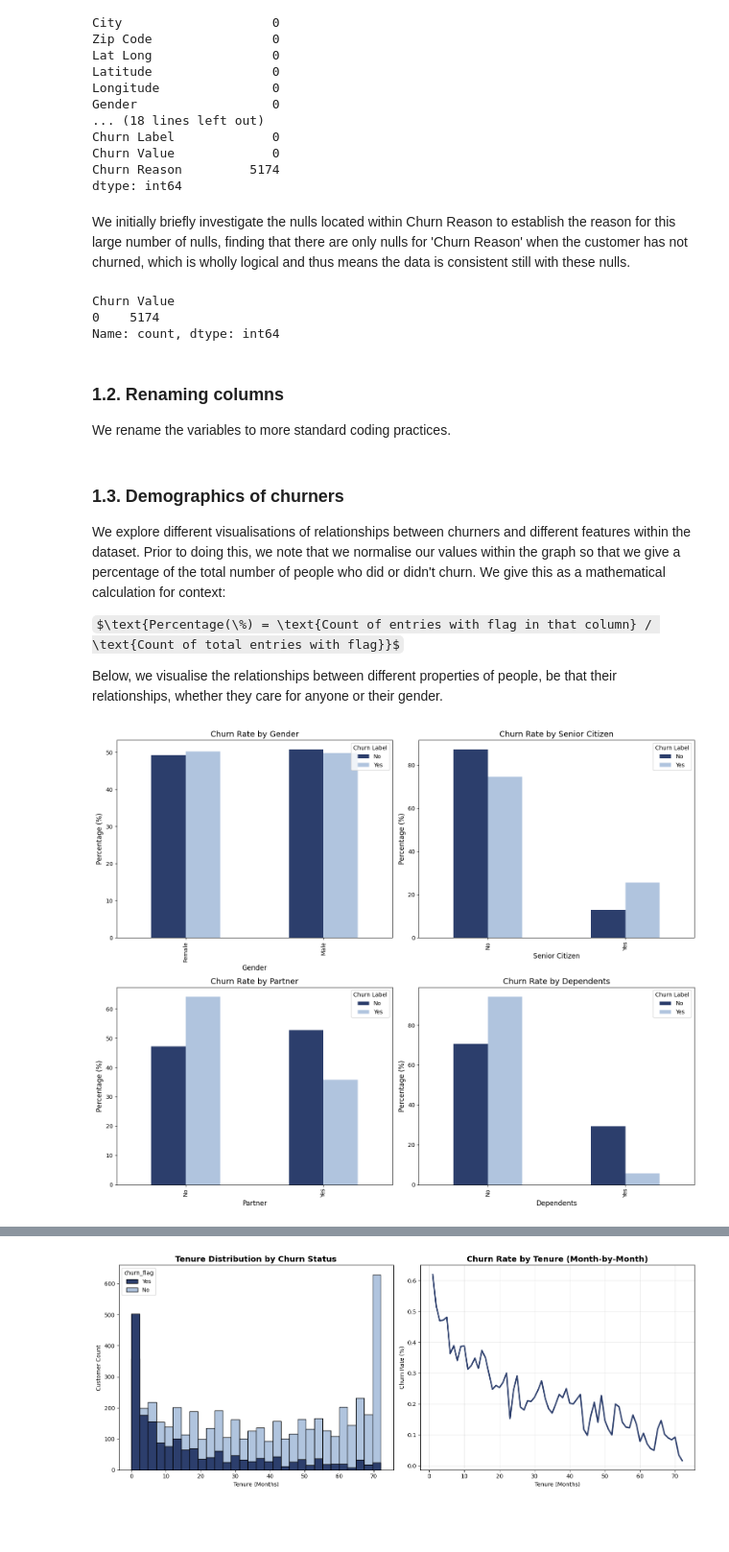
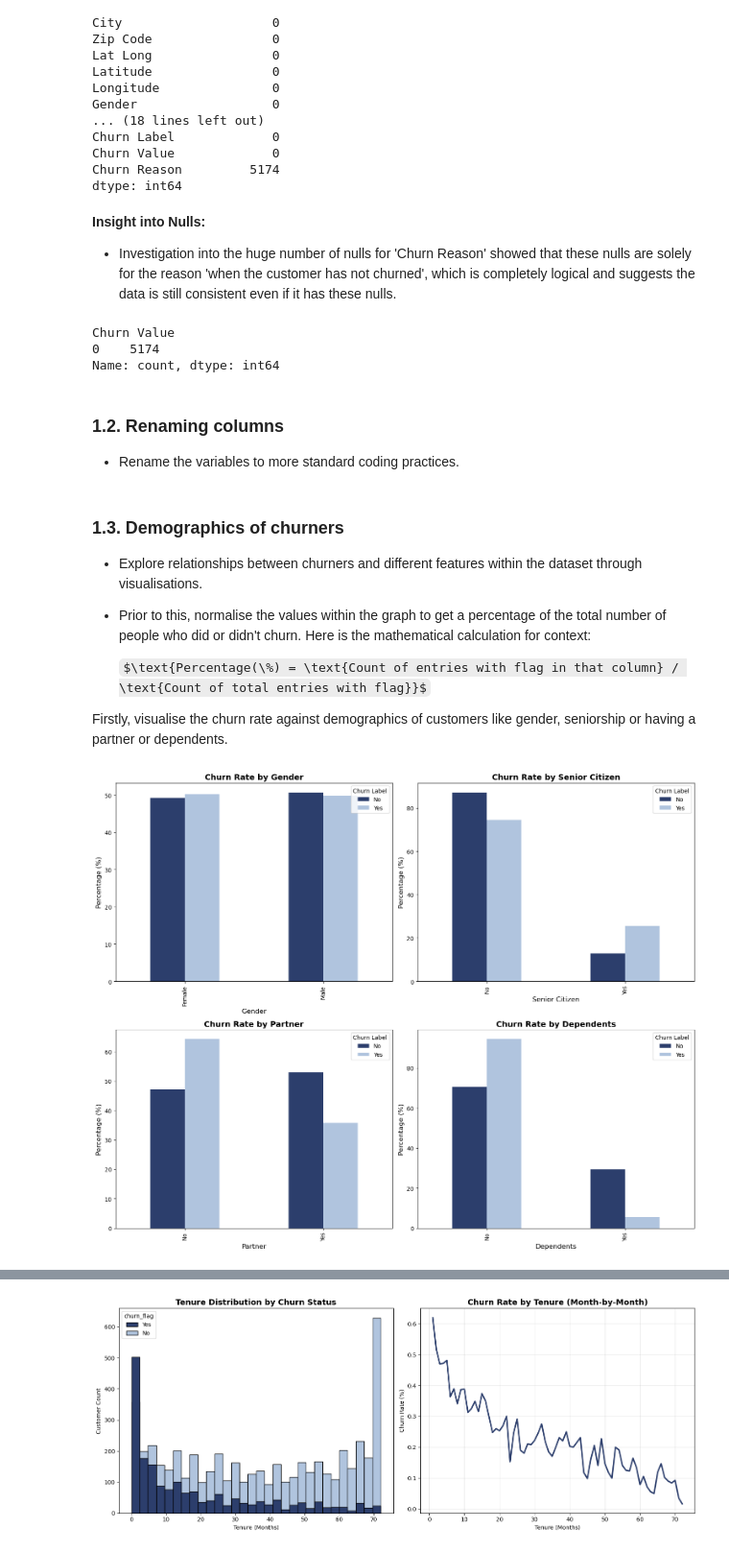
Before and after one commit to kirilvino/Swan-Project-Team-7, a Jupyter notebook: SwanMaster.ipynb, the cells around one changed output, grey strips where cells are left out. Shown at 96% size. Drawn from its saved outputs; the diff is of its cells as text; code cells hidden in the pictures; some formulas as TeX source; blank space fills up the shorter version.

```diff
--- a/SwanMaster.ipynb
+++ b/SwanMaster.ipynb
@@ -50,5 +63,6 @@ Churn Value             0
 Churn Reason         5174
 dtype: int64
 # %% [markdown]
-We initially briefly investigate the nulls located within Churn Reason to establish the reason for this large number of nulls, finding that there are only nulls for 'Churn Reason' when the customer has not churned, which is wholly logical and thus means the data is consistent still with these nulls.
+<b> Insight into Nulls: </b>
+- Investigation into the huge number of nulls for 'Churn Reason' showed that these nulls are solely for the reason 'when the customer has not churned', which is completely logical and suggests the data is still consistent even if it has these nulls.
 # %%
@@ -61,6 +75,5 @@ Churn Value
 Name: count, dtype: int64
 # %% [markdown]
 ### 1.2. Renaming columns
-
-We rename the variables to more standard coding practices.
+- Rename the variables to more standard coding practices.
 # %%
@@ -76,34 +89,35 @@ df = df.rename(columns={
 })
 # %% [markdown]
 ### 1.3. Demographics of churners
-We explore different visualisations of relationships between churners and different features within the dataset.
-Prior to doing this, we note that we normalise our values within the graph so that we give a percentage of the total number of people who did or didn't churn. We give this as a mathematical calculation for context:
 
-$\text{Percentage(\%) = \text{Count of entries with flag in that column} / \text{Count of total entries with flag}}$
+- Explore relationships between churners and different features within the dataset through visualisations.
+- Prior to this, normalise the values within the graph to get a percentage of the total number of people who did or didn't churn. Here is the mathematical calculation for context:
 
-Below, we visualise the relationships between different properties of people, be that their relationships, whether they care for anyone or their gender.
+   $\text{Percentage(\%) = \text{Count of entries with flag in that column} / \text{Count of total entries with flag}}$
+
+Firstly, visualise the churn rate against demographics of customers like gender, seniorship or having a partner or dependents.
 # %%
-#Demographic Analysis - Cool Visualizations
+# Demographic Analysis
 columns = ['Gender', 'Senior Citizen', 'Partner', 'Dependents']
 fig, axes = plt.subplots(2, 2, figsize=(15, 12))
 axes = axes.flatten()
 
 # Loop through columns
 for idx, (col) in enumerate(columns):
     # Calculate crosstab with percentages
     crosstab = pd.crosstab(df[col], df['churn_flag'], normalize='columns') * 100
     # Create bar plot
     crosstab.plot(kind='bar', ax=axes[idx], color=two_palette[:len(crosstab.columns)])
 
     # Set titles and labels
-    axes[idx].set_title('Churn Rate by ' + col, fontsize=14)
+    axes[idx].set_title('Churn Rate by ' + col, fontsize=14, fontweight='bold')
     axes[idx].set_xlabel(col, fontsize=12)
     # We use percentages so that the data is  scaled appropriately.
     axes[idx].set_ylabel('Percentage (%)', fontsize=12)
     axes[idx].legend(title='Churn Label', loc='upper right', fontsize=10)
 
 plt.tight_layout()
 plt.show()
 # %% [output]
-[figure, old version]
+[figure, new version]
 # %% [markdown]
```
Also changed, not shown: parts of 31 cells of this notebook.
